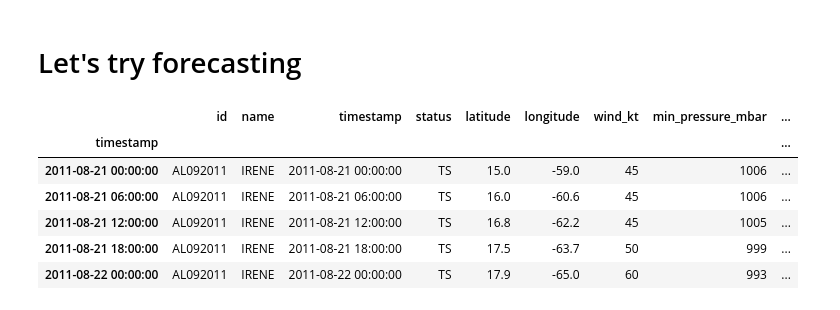
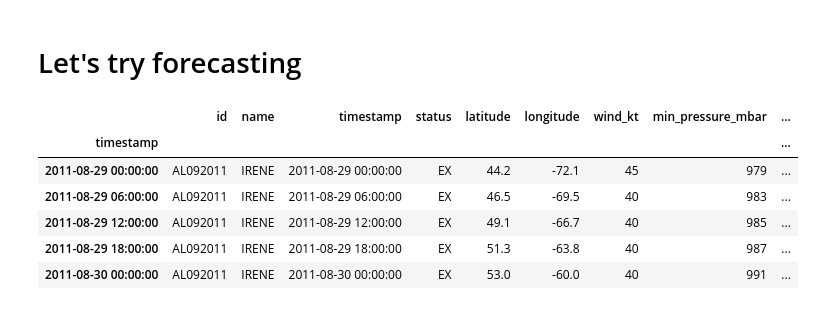
Before and after one commit to saad-usmani/hurricane_gary, a Jupyter notebook: SARIMAX model.ipynb, the cells around one changed output. Cells and saved outputs as stored; diff of their text form; code cells hidden in the pictures.

```diff
--- a/SARIMAX model.ipynb
+++ b/SARIMAX model.ipynb
@@ -327,15 +327,15 @@ mean_params = result_params.mean()
 hurricane_irene = data[data.name == "IRENE"]
 hurricane_irene = hurricane_irene.set_index(pd.DatetimeIndex(hurricane_irene["timestamp"], freq="6H"))
 # %%
-hurricane_irene.head()
+hurricane_irene.tail()
 # %% [output]
 |  | id | name | timestamp | status | latitude | longitude | wind_kt | min_pressure_mbar | ... |
 | timestamp |  |  |  |  |  |  |  |  | ... |
-| 2011-08-21 00:00:00 | AL092011 | IRENE | 2011-08-21 00:00:00 | TS | 15.0 | -59.0 | 45 | 1006 | ... |
-| 2011-08-21 06:00:00 | AL092011 | IRENE | 2011-08-21 06:00:00 | TS | 16.0 | -60.6 | 45 | 1006 | ... |
-| 2011-08-21 12:00:00 | AL092011 | IRENE | 2011-08-21 12:00:00 | TS | 16.8 | -62.2 | 45 | 1005 | ... |
-| 2011-08-21 18:00:00 | AL092011 | IRENE | 2011-08-21 18:00:00 | TS | 17.5 | -63.7 | 50 | 999 | ... |
-| 2011-08-22 00:00:00 | AL092011 | IRENE | 2011-08-22 00:00:00 | TS | 17.9 | -65.0 | 60 | 993 | ... |
+| 2011-08-29 00:00:00 | AL092011 | IRENE | 2011-08-29 00:00:00 | EX | 44.2 | -72.1 | 45 | 979 | ... |
+| 2011-08-29 06:00:00 | AL092011 | IRENE | 2011-08-29 06:00:00 | EX | 46.5 | -69.5 | 40 | 983 | ... |
+| 2011-08-29 12:00:00 | AL092011 | IRENE | 2011-08-29 12:00:00 | EX | 49.1 | -66.7 | 40 | 985 | ... |
+| 2011-08-29 18:00:00 | AL092011 | IRENE | 2011-08-29 18:00:00 | EX | 51.3 | -63.8 | 40 | 987 | ... |
+| 2011-08-30 00:00:00 | AL092011 | IRENE | 2011-08-30 00:00:00 | EX | 53.0 | -60.0 | 40 | 991 | ... |
 # %%
 irene_mod = sm.tsa.statespace.SARIMAX(hurricane_irene['min_pressure_mbar'],
                                       order=(1, 1, 1),
```
Also changed, not shown: parts of 5 cells of this notebook.
